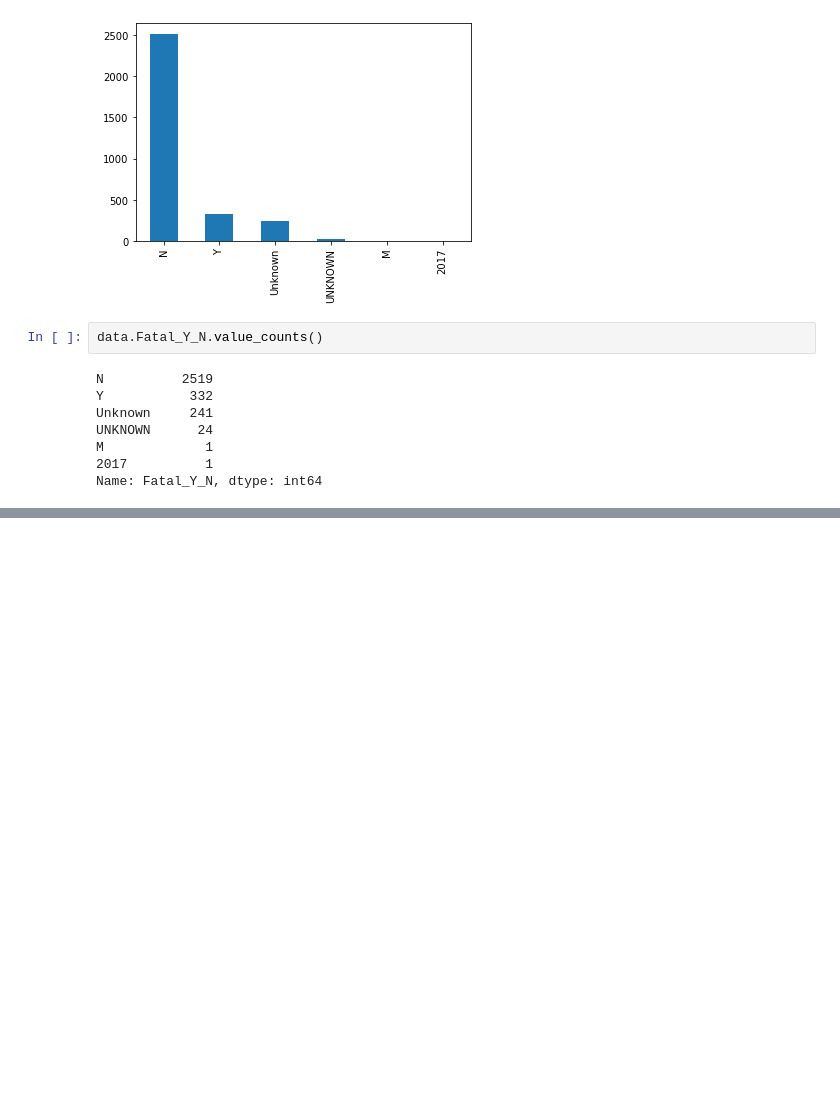
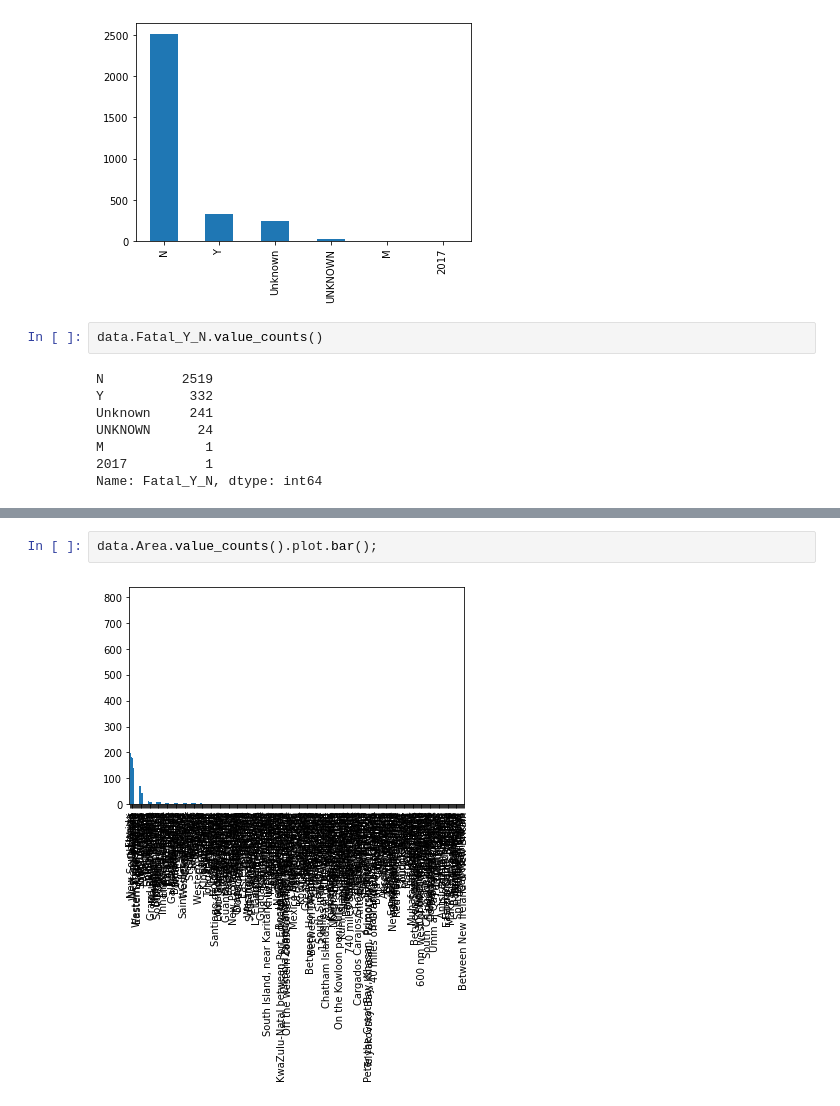
Before and after one commit to MiguelBeitia/1-Proyecto-Pandas-Shark, a Jupyter notebook: Proyecto.v2.ipynb, the cells around one changed output, grey strips where cells are left out. Saved outputs shown, nothing was run; the diff lists cells and outputs as text; blank space fills up the shorter version.

```diff
--- a/Proyecto.v2.ipynb
+++ b/Proyecto.v2.ipynb
@@ -1280,0 +1316,4 @@ TypeError: no numeric data to plot
+# %%
+data.Area.value_counts().plot.bar();
+# %% [output]
+[figure, added]
```
Also changed, not shown: parts of 7 cells of this notebook, 1 other file.
